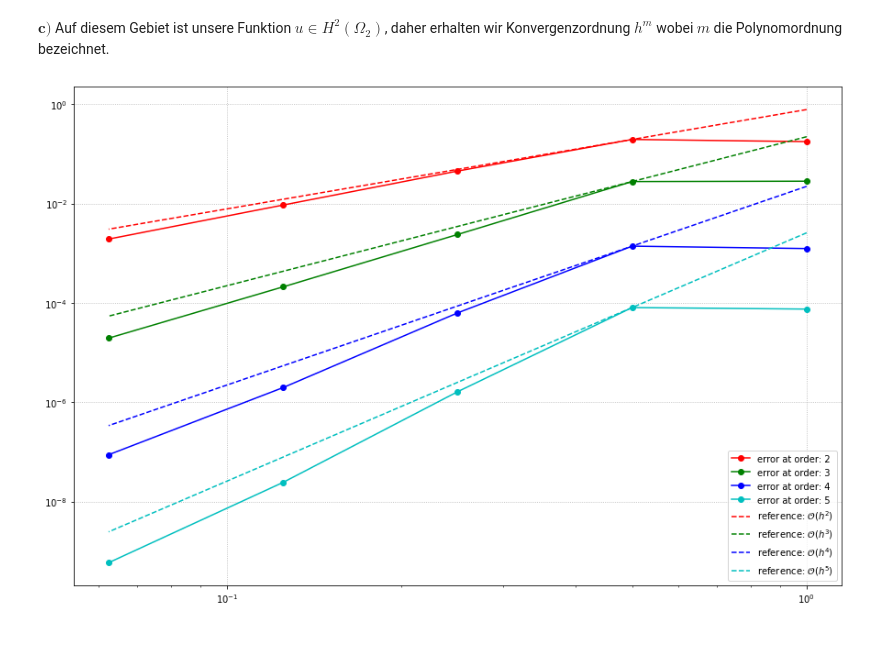
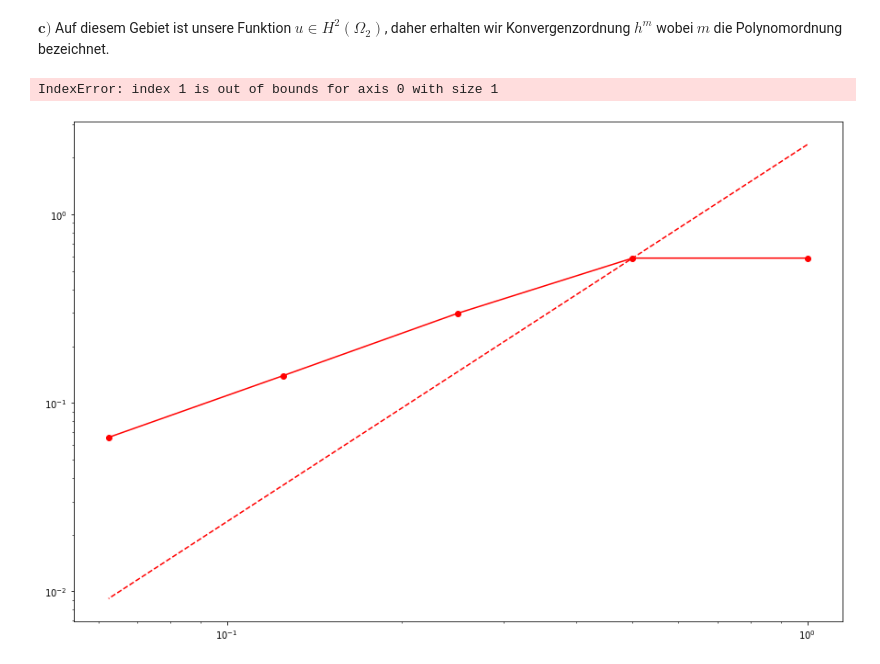
Before and after one commit to MrWhiteRichard/Fundament-Mathematik, a Jupyter notebook: WS_2020-21/NumPDEs_UE/Übung_3/3.15.ipynb, the cells around one changed output. Saved outputs shown, nothing was run; the diff lists cells and outputs as text; code cells hidden in the pictures.

Commit message:
NumPDEs_UE: Übung_3: Aufgabe 15: order 1 ge-fix-t

```diff
--- a/WS_2020-21/NumPDEs_UE/Übung_3/3.15.ipynb
+++ b/WS_2020-21/NumPDEs_UE/Übung_3/3.15.ipynb
@@ -342,7 +344,7 @@ geo.Append(['line', pind[3], pind[0]], bc = "outer")
 # -------------------------------- #
 
 h_array = [2 ** -n for n in range(5)]
-order_array = [2, 3, 4, 5]
+order_array = [1]
 
 error_arrays = []
 
@@ -368,7 +370,7 @@ for order in order_array:
         f += rhs * v * ngs.dx
         f.Assemble()
 
-        sol.vec.data = a.mat.Inverse(freedofs = fes.FreeDofs()) * f.vec
+        sol.vec.data = a.mat.Inverse(freedofs = fes.FreeDofs(), inverse = 'sparsecholesky') * f.vec
 
         H1err = ngs.sqrt(
             ngs.Integrate(
@@ -380,31 +382,32 @@ for order in order_array:
             )
         )
 
         error_array.append(H1err)
 
         #Draw((ex_sol-sol)**2 + ngs.InnerProduct(sol_grad-ngs.Grad(sol),sol_grad-ngs.Grad(sol)), mesh)
 
     error_arrays.append(error_array)
 
 h_array = np.array(h_array)
 order_array = np.array(order_array)
 error_arrays = np.array(error_arrays)
 
 s_array = [2, 3, 4, 5]
 
 fig = plt.figure(figsize = (15, 10))
 
 color_array = ["r","g","b","c","m"]
 
 for (n, order), color in zip(enumerate(order_array),color_array):
     plt.loglog(h_array, error_arrays[n], 'o-', label = f'error at order: {order}', color = color)
 
 for s, color in zip(s_array,color_array):
     plt.loglog(h_array, (h_array ** s) * error_arrays[s-2][1]/h_array[1]*2**(s-1), label = 'reference: $' + r'\mathcal{O}(h^{{' + str(s) + r'}})$', color = color, ls = "--")
 
 
 plt.legend()
 plt.grid(linestyle = ':')
 plt.show()
 # %% [output]
+IndexError: index 1 is out of bounds for axis 0 with size 1
-[figure, old version]
+[figure, new version]
```
Also changed, not shown: parts of 2 cells of this notebook, 1 other file.
